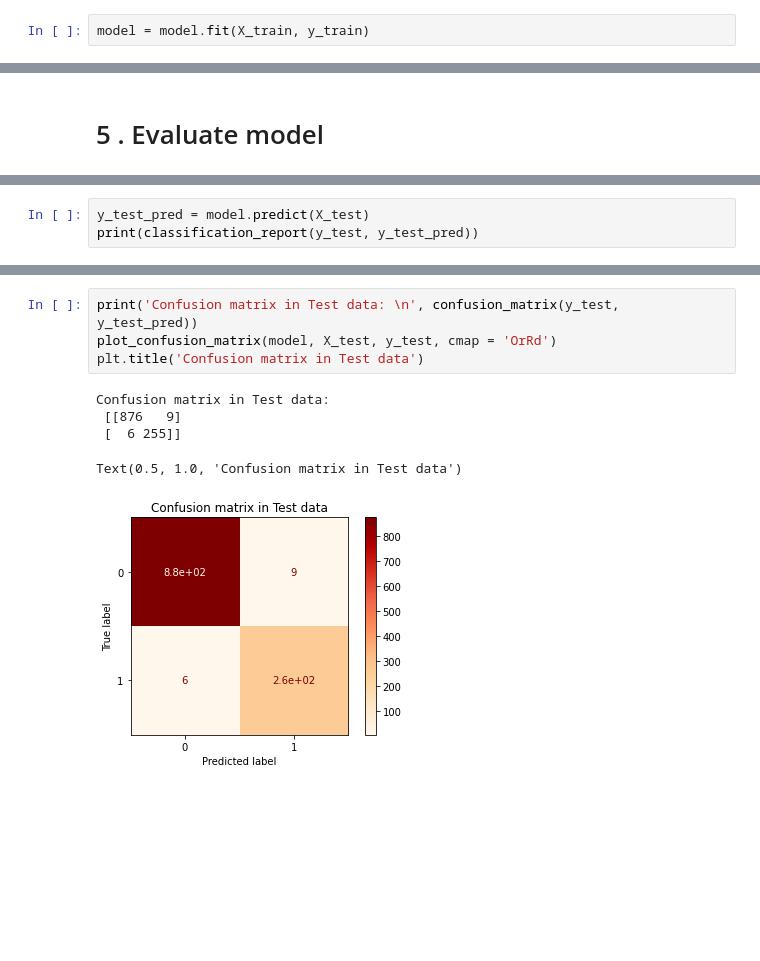
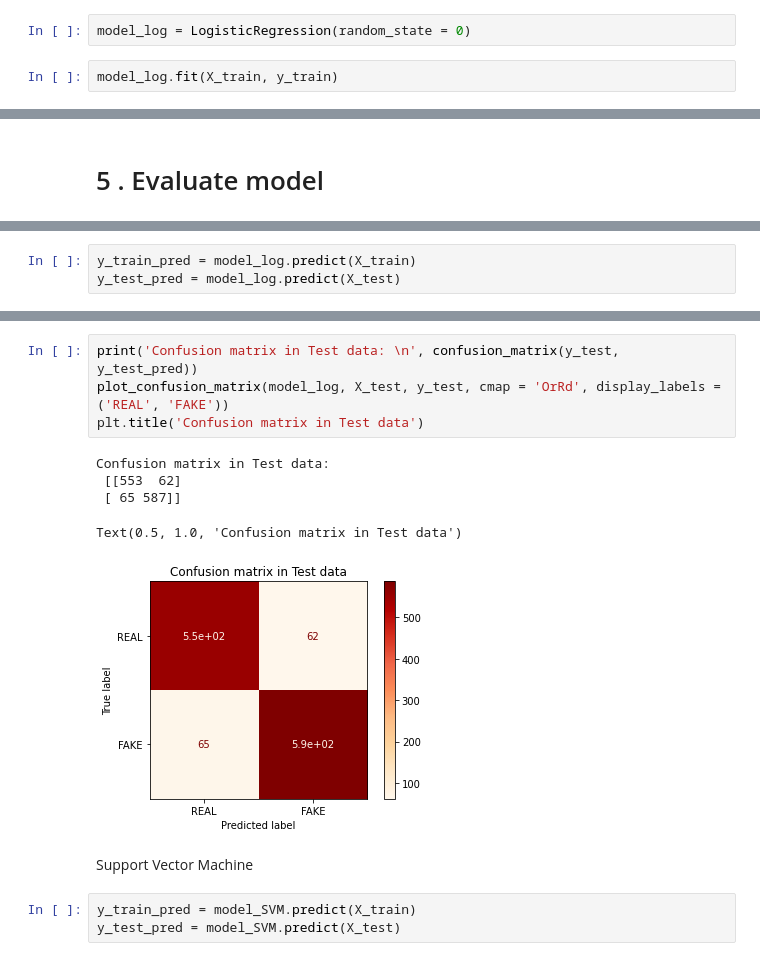
Before and after one commit to trongthuan205/DS102.K21, a Jupyter notebook: 11_NLP_Fake_News.ipynb, the cells around one changed output, grey strips where cells are left out. Cells and saved outputs as stored; diff of their text form; blank space fills up the shorter version.

```diff
--- a/11_NLP_Fake_News.ipynb
+++ b/11_NLP_Fake_News.ipynb
@@ -86,2 +122,4 @@ model = DecisionTreeClassifier(criterion = 'entropy', random_state = 0)
+# %%
+model_log = LogisticRegression(random_state = 0)
 # %%
-model = model.fit(X_train, y_train)
+model_log.fit(X_train, y_train)
@@ -112,0 +202,3 @@ print(classification_report(y_train, y_train_pred))
+# %%
+y_train_pred = model_log.predict(X_train)
+y_test_pred = model_log.predict(X_test)
@@ -125,3 +237,0 @@ Test data
-# %%
-y_test_pred = model.predict(X_test)
-print(classification_report(y_test, y_test_pred))
@@ -137,10 +238,15 @@ weighted avg       0.99      0.99      0.99      1146
 # %%
 print('Confusion matrix in Test data: \n', confusion_matrix(y_test, y_test_pred))
-plot_confusion_matrix(model, X_test, y_test, cmap = 'OrRd')
+plot_confusion_matrix(model_log, X_test, y_test, cmap = 'OrRd', display_labels = ('REAL', 'FAKE'))
 plt.title('Confusion matrix in Test data')
 # %% [output]
 Confusion matrix in Test data:
- [[876   9]
- [  6 255]]
+ [[553  62]
+ [ 65 587]]
 Text(0.5, 1.0, 'Confusion matrix in Test data')
-[figure, old version]
+[figure, new version]
+# %% [markdown]
+Support Vector Machine
+# %%
+y_train_pred = model_SVM.predict(X_train)
+y_test_pred = model_SVM.predict(X_test)
```
Also changed, not shown: parts of 34 cells of this notebook.
